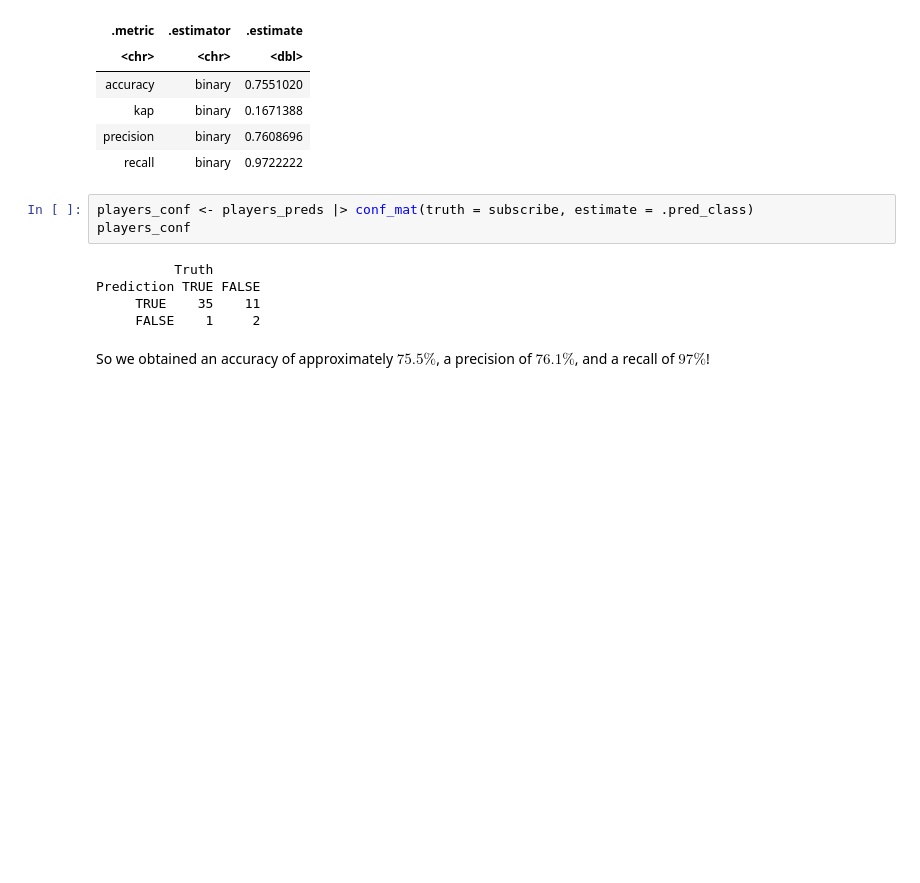
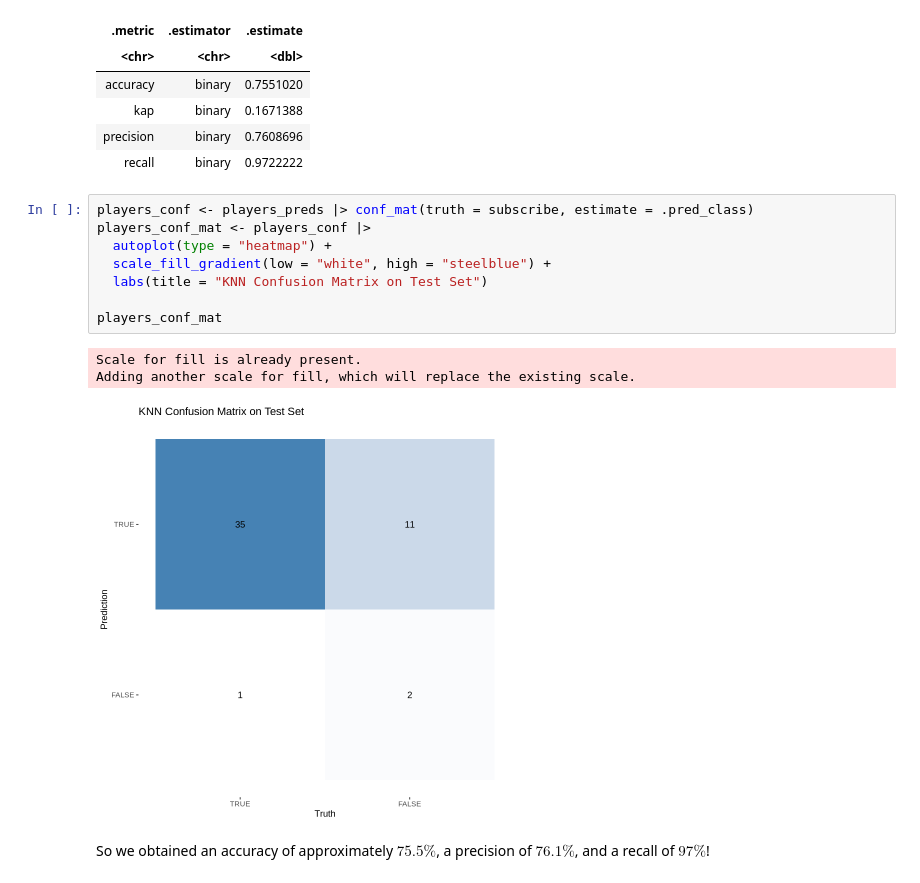
Before and after one commit to zhifou541-stack/dsci100-003-group26, a Jupyter notebook: group26 final project .ipynb, the cells around one changed output. Drawn from its saved outputs; the diff is of its cells as text; blank space fills up the shorter version.

Commit message:
added confusion matrix

```diff
--- a/group26 final project .ipynb
+++ b/group26 final project .ipynb
@@ -335,11 +335,15 @@ A tibble: 4 × 3
 | recall | binary | 0.9722222 |
 # %%
 players_conf <- players_preds |> conf_mat(truth = subscribe, estimate = .pred_class)
-players_conf
+players_conf_mat <- players_conf |>
+  autoplot(type = "heatmap") +
+  scale_fill_gradient(low = "white", high = "steelblue") +
+  labs(title = "KNN Confusion Matrix on Test Set")
+
+players_conf_mat
 # %% [output]
-          Truth
-Prediction TRUE FALSE
-     TRUE    35    11
-     FALSE    1     2
+Scale for fill is already present.
+Adding another scale for fill, which will replace the existing scale.
+[figure, added]
 # %% [markdown]
 So we obtained an accuracy of approximately $75.5\%$, a precision of $76.1\%$, and a recall of $97\%$!
```
